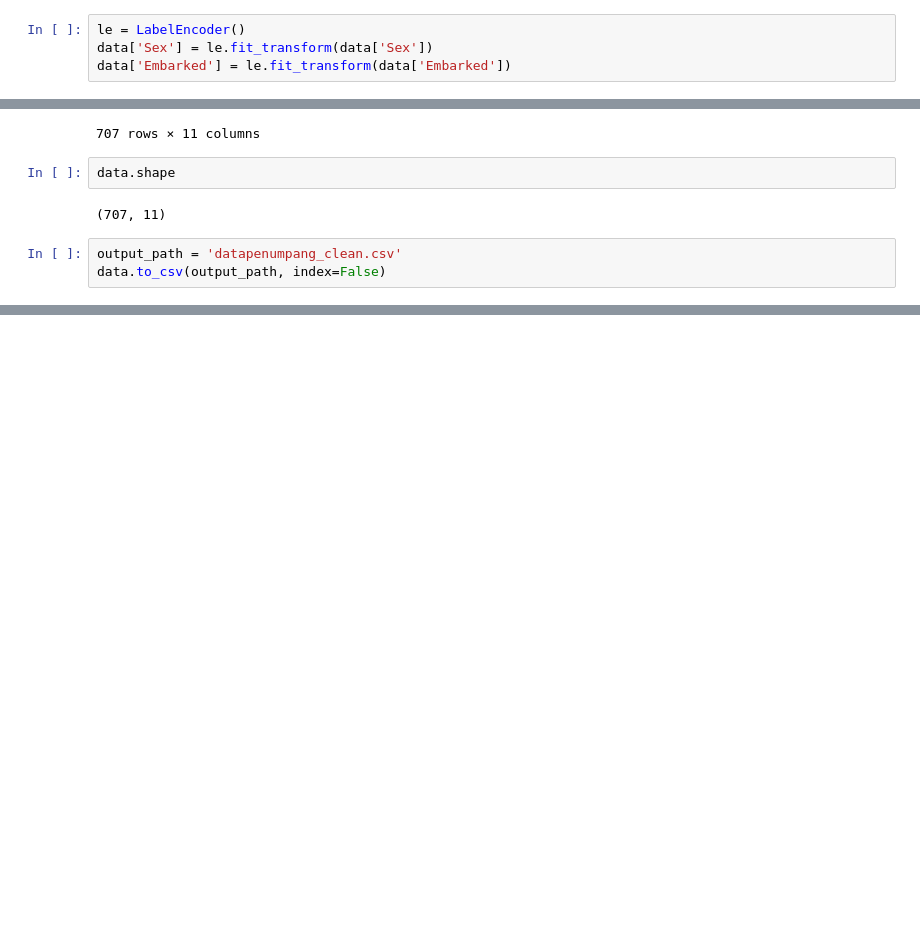
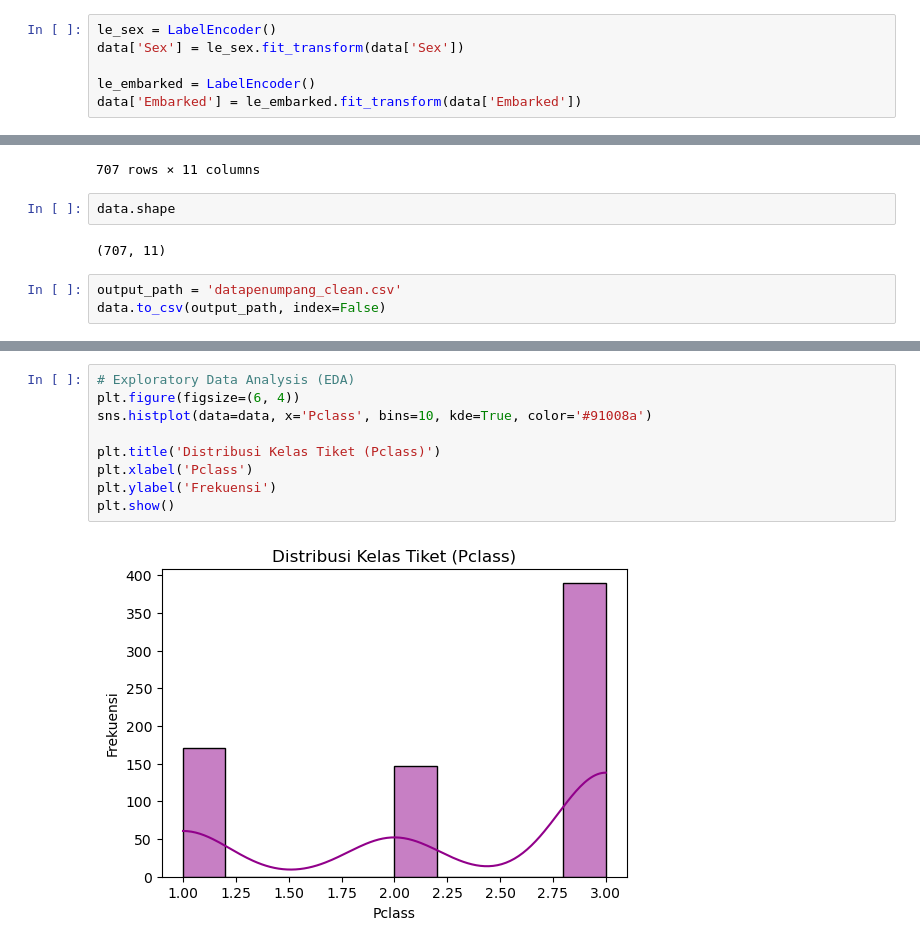
Before and after one commit to kh4fin/data-mining, a Jupyter notebook: Tugas_Kelompok_1/main.ipynb, the cells around one changed output, grey strips where cells are left out. Saved outputs shown, nothing was run; the diff lists cells and outputs as text; blank space fills up the shorter version.

```diff
--- a/Tugas_Kelompok_1/main.ipynb
+++ b/Tugas_Kelompok_1/main.ipynb
@@ -141,9 +143,11 @@ Fare           0
 Embarked       0
 dtype: int64
 # %%
-le = LabelEncoder()
-data['Sex'] = le.fit_transform(data['Sex'])
-data['Embarked'] = le.fit_transform(data['Embarked'])
+le_sex = LabelEncoder()
+data['Sex'] = le_sex.fit_transform(data['Sex'])
+
+le_embarked = LabelEncoder()
+data['Embarked'] = le_embarked.fit_transform(data['Embarked'])
 # %%
 data
 # %% [output]
@@ -235,0 +283,11 @@ data.to_csv(output_path, index=False)
+# %%
+# Exploratory Data Analysis (EDA)
+plt.figure(figsize=(6, 4))
+sns.histplot(data=data, x='Pclass', bins=10, kde=True, color='#91008a')
+
+plt.title('Distribusi Kelas Tiket (Pclass)')
+plt.xlabel('Pclass')
+plt.ylabel('Frekuensi')
+plt.show()
+# %% [output]
+[figure, added]
```
Also changed, not shown: parts of 21 cells of this notebook, 1 other file.
